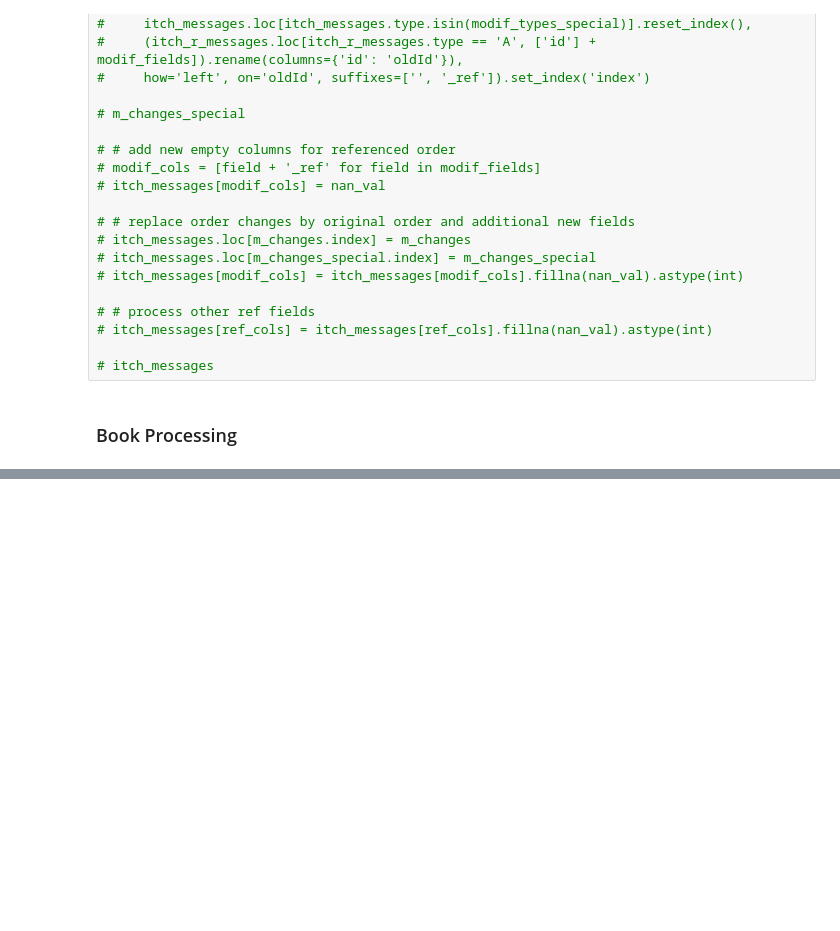
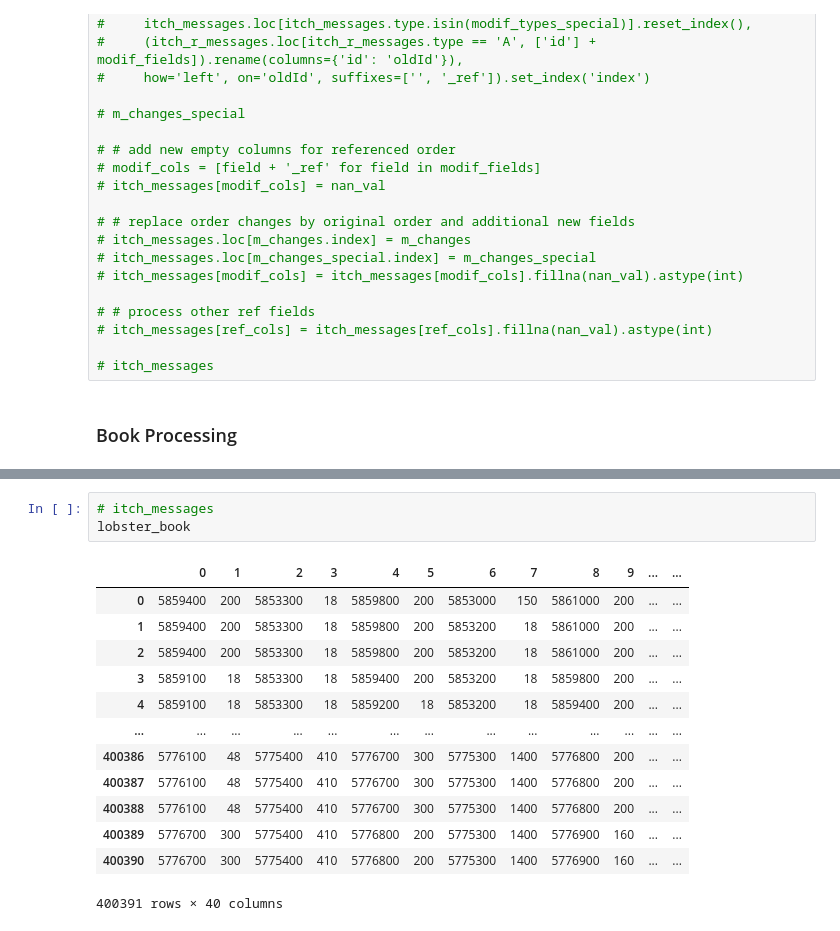
Before and after one commit to kingofguan/MarketGPT, a Jupyter notebook: notebooks/MarketSimT.ipynb, the cells around one changed output, grey strips where cells are left out. Cells and saved outputs as stored; diff of their text form; blank space fills up the shorter version.

Commit message:
add itch book processing methods

```diff
--- a/notebooks/MarketSimT.ipynb
+++ b/notebooks/MarketSimT.ipynb
@@ -412,0 +464,17 @@ array([[9449417, 'A', 0, ..., -9999, -9999, -9999],
+# %%
+# itch_messages
+lobster_book
+# %% [output]
+|  | 0 | 1 | 2 | 3 | 4 | 5 | 6 | 7 | 8 | 9 | ... | ... |
+| 0 | 5859400 | 200 | 5853300 | 18 | 5859800 | 200 | 5853000 | 150 | 5861000 | 200 | ... | ... |
+| 1 | 5859400 | 200 | 5853300 | 18 | 5859800 | 200 | 5853200 | 18 | 5861000 | 200 | ... | ... |
+| 2 | 5859400 | 200 | 5853300 | 18 | 5859800 | 200 | 5853200 | 18 | 5861000 | 200 | ... | ... |
+| 3 | 5859100 | 18 | 5853300 | 18 | 5859400 | 200 | 5853200 | 18 | 5859800 | 200 | ... | ... |
+| 4 | 5859100 | 18 | 5853300 | 18 | 5859200 | 18 | 5853200 | 18 | 5859400 | 200 | ... | ... |
+| ... | ... | ... | ... | ... | ... | ... | ... | ... | ... | ... | ... | ... |
+| 400386 | 5776100 | 48 | 5775400 | 410 | 5776700 | 300 | 5775300 | 1400 | 5776800 | 200 | ... | ... |
+| 400387 | 5776100 | 48 | 5775400 | 410 | 5776700 | 300 | 5775300 | 1400 | 5776800 | 200 | ... | ... |
+| 400388 | 5776100 | 48 | 5775400 | 410 | 5776700 | 300 | 5775300 | 1400 | 5776800 | 200 | ... | ... |
+| 400389 | 5776700 | 300 | 5775400 | 410 | 5776800 | 200 | 5775300 | 1400 | 5776900 | 160 | ... | ... |
+| 400390 | 5776700 | 300 | 5775400 | 410 | 5776800 | 200 | 5775300 | 1400 | 5776900 | 160 | ... | ... |
+400391 rows × 40 columns
```
Also changed, not shown: parts of 7 cells of this notebook, 2 other files.
